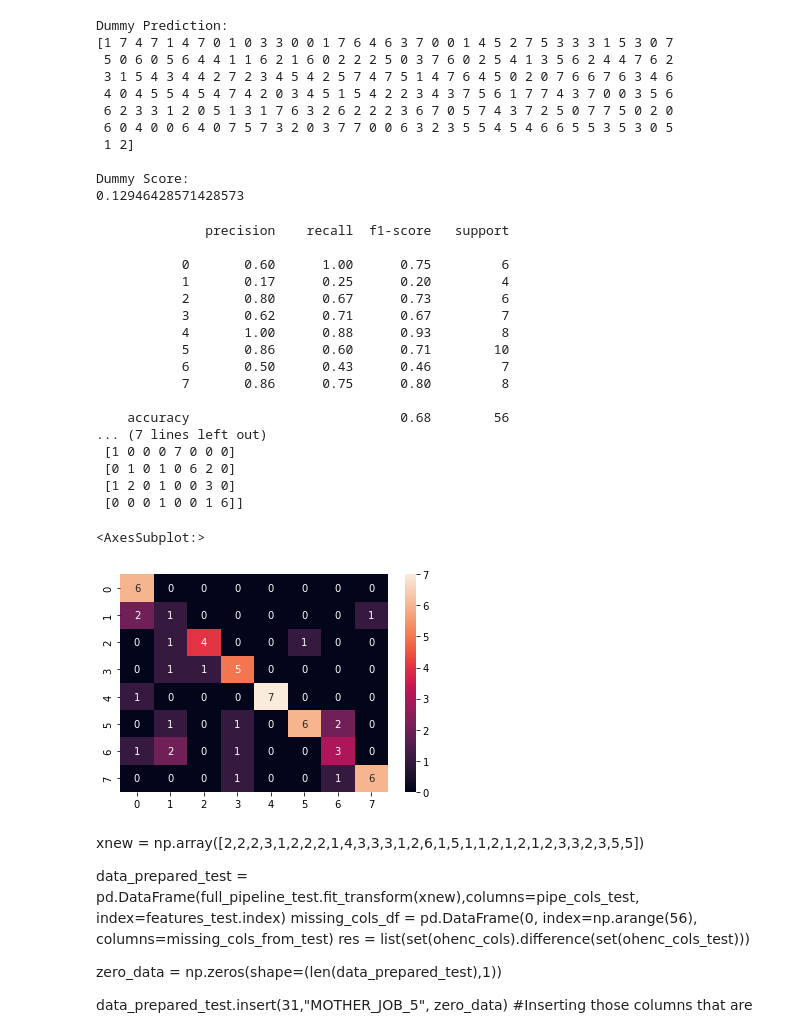
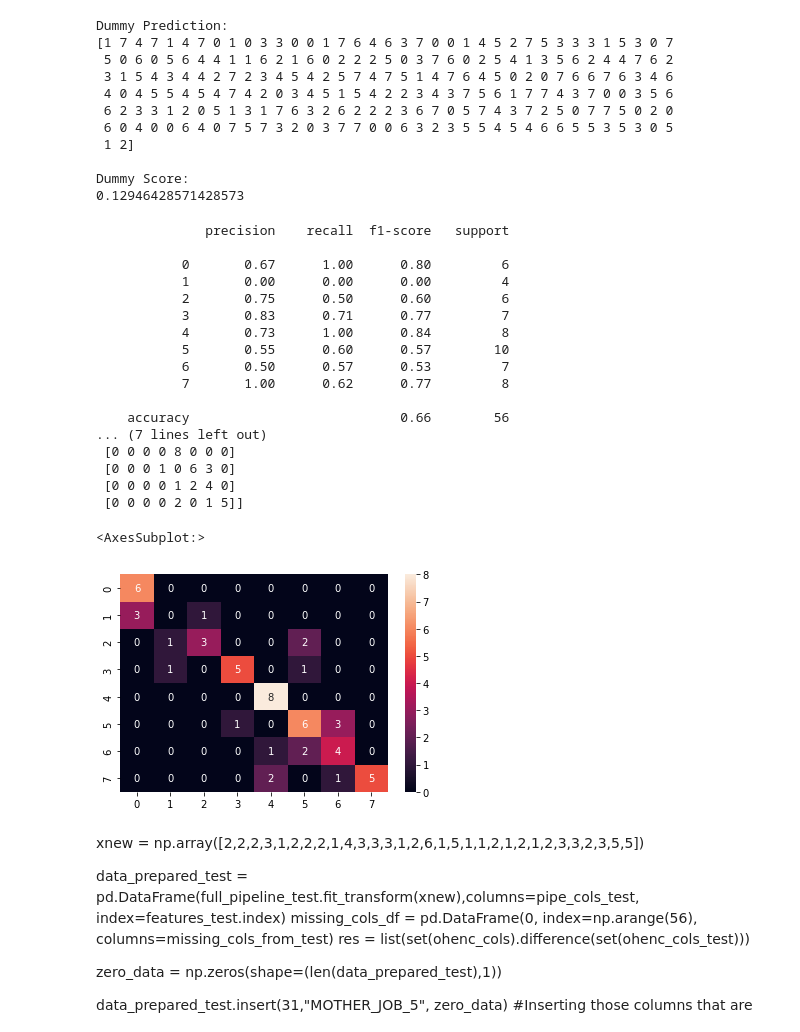
Before and after one commit to AdJansen/StudentPerformanceCSI4106, a Jupyter notebook: StudentPerformance.ipynb, the cells around one changed output. Drawn from its saved outputs; the diff is of its cells as text; code cells hidden in the pictures.

```diff
--- a/StudentPerformance.ipynb
+++ b/StudentPerformance.ipynb
@@ -295,7 +313,7 @@ parametersKNeighbors = [
 ]
 scoringX = {"accuracy": "accuracy", "bal_accuracy": "balanced_accuracy", "F1_macro": "f1_macro"}
 
-grid_searchKNeighbors = GridSearchCV(kNeighbors, parametersKNeighbors, cv=3, scoring = scoringX, return_train_score=True, n_jobs=-1, refit='bal_accuracy')
+grid_searchKNeighbors = GridSearchCV(kNeighbors, parametersKNeighbors, cv=4, scoring = scoringX, return_train_score=True, n_jobs=-1, refit='bal_accuracy')
 
 grid_searchKNeighbors.fit(data_prepared, labelTrainFlat)
 
@@ -488,48 +506,48 @@ full_pipeline_test = ColumnTransformer([
     ])
 
 
 
 data_prepared_test = pd.DataFrame(full_pipeline_test.fit_transform(features_test),columns=pipe_cols_test, index=features_test.index)
 missing_cols_df = pd.DataFrame(0, index=np.arange(56), columns=missing_cols_from_test)
 res = list(set(ohenc_cols).difference(set(ohenc_cols_test)))
 
 zero_data = np.zeros(shape=(len(data_prepared_test),1))
 
 
 data_prepared_test.insert(31,"MOTHER_JOB_5", zero_data) #Inserting those columns that are not represented in the test data
 data_prepared_test.insert(21,"LIVING_4", zero_data)
 
 #data_prepared_test.insert(43,"FATHER_EDU_6", zero_data)
 
 
 
 # obtain predictions on test data using the best model from GridSearchCV (i.e., .best_estimator_) (2)
-predictions_test = grid_searchRandomForest.best_estimator_.predict(data_prepared_test)
+predictions_test = grid_searchKNeighbors.best_estimator_.predict(data_prepared_test)
 
 # generate the classification report and the confusion matrix for test predictions (3)
 print(classification_report(labels_test.values.ravel(),predictions_test))
 print(confusion_matrix(labels_test, predictions_test))
 sns.heatmap(confusion_matrix(labels_test, predictions_test), annot=True)
 # %% [output]
               precision    recall  f1-score   support
 
-           0       0.60      1.00      0.75         6
-           1       0.17      0.25      0.20         4
-           2       0.80      0.67      0.73         6
-           3       0.62      0.71      0.67         7
-           4       1.00      0.88      0.93         8
-           5       0.86      0.60      0.71        10
-           6       0.50      0.43      0.46         7
-           7       0.86      0.75      0.80         8
+           0       0.67      1.00      0.80         6
+           1       0.00      0.00      0.00         4
+           2       0.75      0.50      0.60         6
+           3       0.83      0.71      0.77         7
+           4       0.73      1.00      0.84         8
+           5       0.55      0.60      0.57        10
+           6       0.50      0.57      0.53         7
+           7       1.00      0.62      0.77         8
 
-    accuracy                           0.68        56
+    accuracy                           0.66        56
 ... (7 lines left out)
- [1 0 0 0 7 0 0 0]
- [0 1 0 1 0 6 2 0]
- [1 2 0 1 0 0 3 0]
- [0 0 0 1 0 0 1 6]]
+ [0 0 0 0 8 0 0 0]
+ [0 0 0 1 0 6 3 0]
+ [0 0 0 0 1 2 4 0]
+ [0 0 0 0 2 0 1 5]]
 <AxesSubplot:>
-[figure, old version]
+[figure, new version]
 # %% [markdown]
 
 xnew = np.array([2,2,2,3,1,2,2,2,1,4,3,3,3,1,2,6,1,5,1,1,2,1,2,1,2,3,3,2,3,5,5])
```
Also changed, not shown: parts of 18 cells of this notebook.
